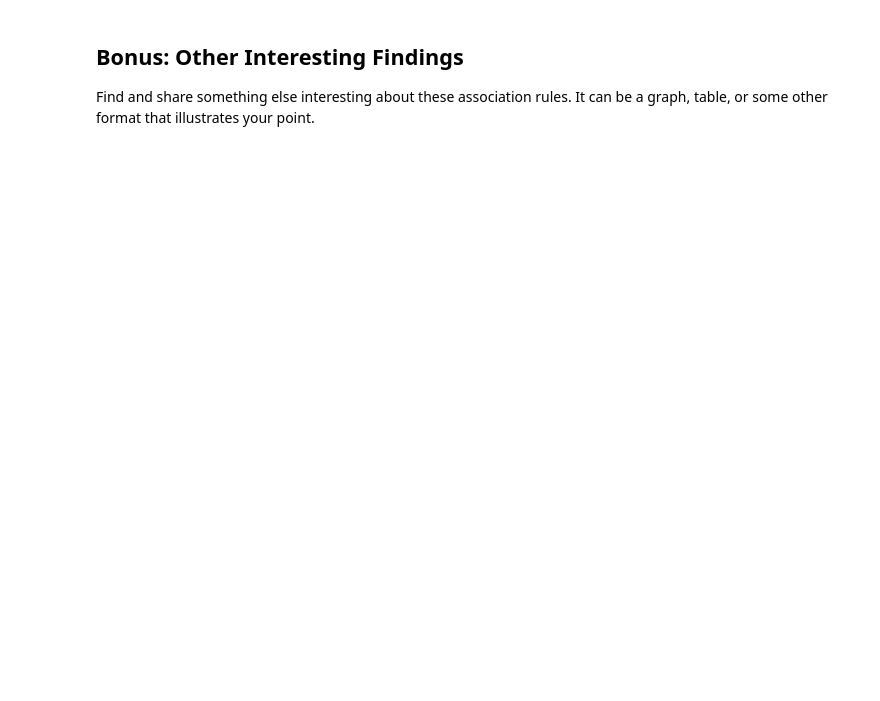
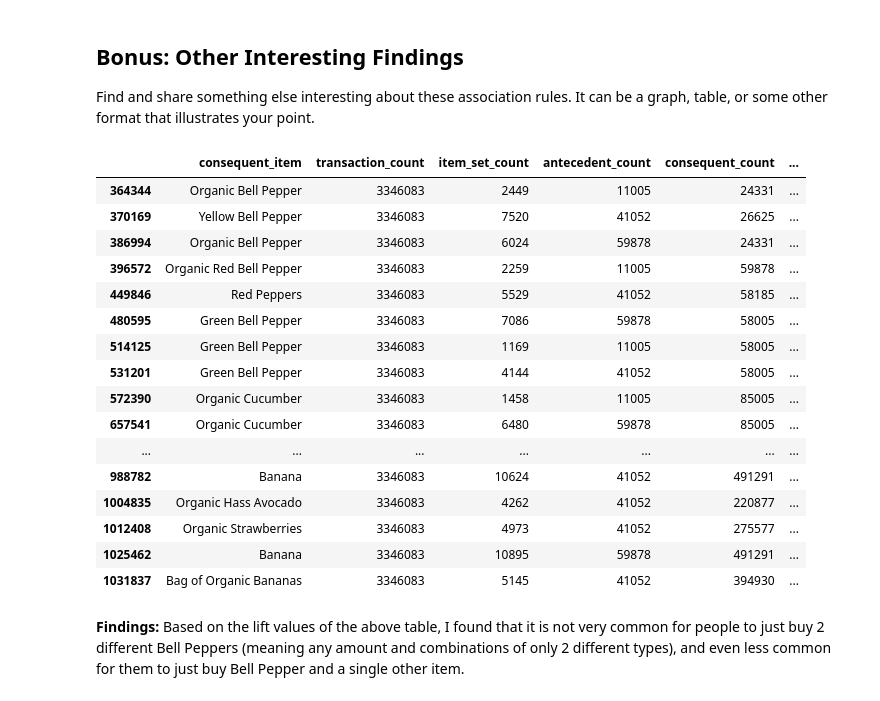
Before and after one commit to alyliann/my-fork-2024-DS-Tue, a Jupyter notebook: Week-05-Unsupervised-Learning/Exercise-AV.ipynb, the cells around one changed output. Drawn from its saved outputs; the diff is of its cells as text; code cells hidden in the pictures; blank space fills up the shorter version.

```diff
--- a/Week-05-Unsupervised-Learning/Exercise-AV.ipynb
+++ b/Week-05-Unsupervised-Learning/Exercise-AV.ipynb
@@ -210,3 +230,29 @@ df_rules[# A few conditions go here which takes care of all the following cases:
 ## Bonus: Other Interesting Findings
 
 Find and share something else interesting about these association rules. It can be a graph, table, or some other format that illustrates your point.
+# %%
+df_rules_subset2 = df_rules
+condition = df_rules_subset2['antecedent_items'].str.len() == 1
+df_rules_subset2 = df_rules_subset2[condition]
+
+df_rules_subset2[condition_bp]
+# %% [output]
+|  | consequent_item | transaction_count | item_set_count | antecedent_count | consequent_count | ... |
+| 364344 | Organic Bell Pepper | 3346083 | 2449 | 11005 | 24331 | ... |
+| 370169 | Yellow Bell Pepper | 3346083 | 7520 | 41052 | 26625 | ... |
+| 386994 | Organic Bell Pepper | 3346083 | 6024 | 59878 | 24331 | ... |
+| 396572 | Organic Red Bell Pepper | 3346083 | 2259 | 11005 | 59878 | ... |
+| 449846 | Red Peppers | 3346083 | 5529 | 41052 | 58185 | ... |
+| 480595 | Green Bell Pepper | 3346083 | 7086 | 59878 | 58005 | ... |
+| 514125 | Green Bell Pepper | 3346083 | 1169 | 11005 | 58005 | ... |
+| 531201 | Green Bell Pepper | 3346083 | 4144 | 41052 | 58005 | ... |
+| 572390 | Organic Cucumber | 3346083 | 1458 | 11005 | 85005 | ... |
+| 657541 | Organic Cucumber | 3346083 | 6480 | 59878 | 85005 | ... |
+| ... | ... | ... | ... | ... | ... | ... |
+| 988782 | Banana | 3346083 | 10624 | 41052 | 491291 | ... |
+| 1004835 | Organic Hass Avocado | 3346083 | 4262 | 41052 | 220877 | ... |
+| 1012408 | Organic Strawberries | 3346083 | 4973 | 41052 | 275577 | ... |
+| 1025462 | Banana | 3346083 | 10895 | 59878 | 491291 | ... |
+| 1031837 | Bag of Organic Bananas | 3346083 | 5145 | 41052 | 394930 | ... |
+# %% [markdown]
+**Findings:** Based on the lift values of the above table, I found that it is not very common for people to just buy 2 different Bell Peppers (meaning any amount and combinations of only 2 different types), and even less common for them to just buy Bell Pepper and a single other item.
```
Also changed, not shown: parts of 2 cells of this notebook.
